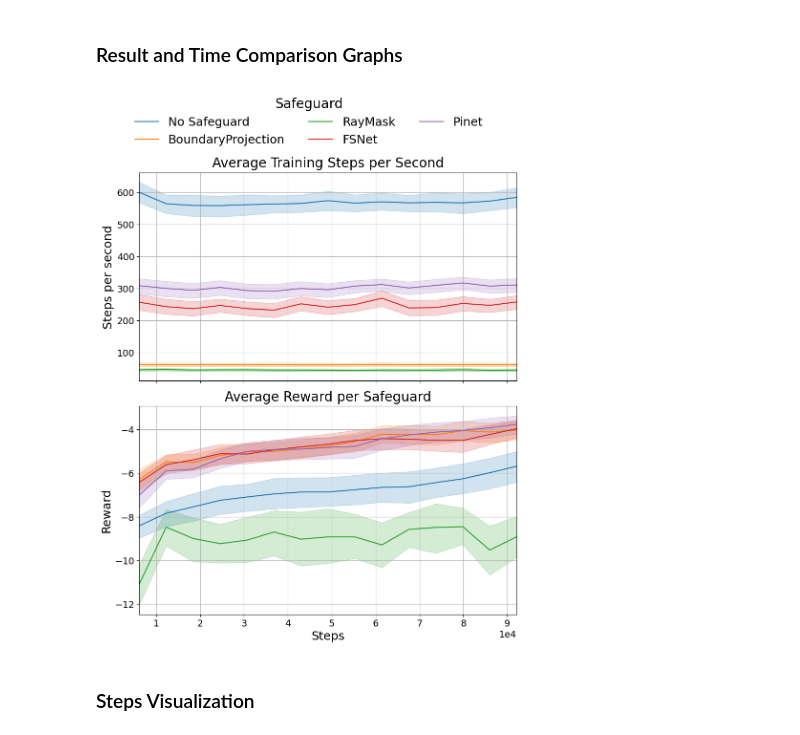
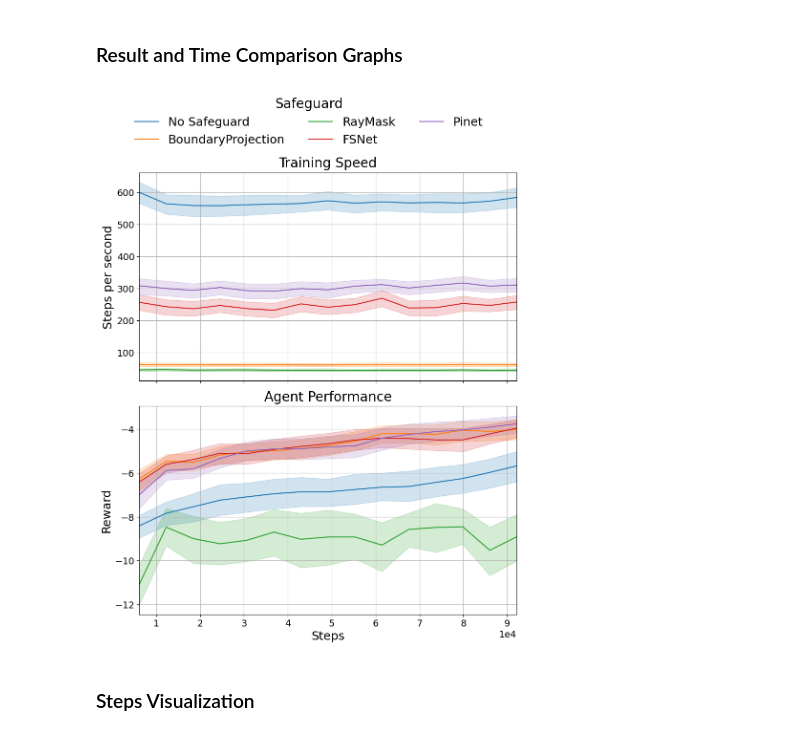
Before and after one commit to DarthIV02/SafeGBPO, a Jupyter notebook: practical_archive_ws2026/practical_ws_2026.ipynb, the cells around one changed output. Saved outputs shown, nothing was run; the diff lists cells and outputs as text; code cells hidden in the pictures.

```diff
--- a/practical_archive_ws2026/practical_ws_2026.ipynb
+++ b/practical_archive_ws2026/practical_ws_2026.ipynb
@@ -271,7 +271,7 @@ sns.lineplot(
 
 ax1.set_xlim(first_step, last_step)
 ax1.set_ylabel("Steps per second", fontsize=18)
-ax1.set_title("Average Training Steps per Second", fontsize=20, pad=8)
+ax1.set_title("Training Speed", fontsize=20, pad=8)
 ax1.grid(True)
 
 # Remove legend from top plot (we'll use bottom one)
@@ -292,7 +292,7 @@ sns.lineplot(
 ax2.set_xlim(first_step, last_step)
 ax2.set_xlabel("Steps", fontsize=18)
 ax2.set_ylabel("Reward", fontsize=18)
-ax2.set_title("Average Reward per Safeguard", fontsize=20, pad=8)
+ax2.set_title("Agent Performance", fontsize=20, pad=8)
 ax2.grid(True)
 
 # Scientific notation for shared x-axis
@@ -305,34 +305,34 @@ fig.legend(
     handles, labels,
     title="Safeguard",
     title_fontsize=20,
     fontsize=18,
     loc="upper center",
     ncol=3,          # put entries in one row
     frameon=False,
     bbox_to_anchor=(0.5, 1.07)
 )
 
 # Remove seaborn legends from axes
 ax2.get_legend().remove()
 
 for ax in (ax1, ax2):
     ax.tick_params(axis='both', labelsize=14)
     ax.xaxis.get_offset_text().set_fontsize(14)
 
 # Layout
 plt.tight_layout(rect=[0, 0, 1, 0.95])
 
 # Save
 plt.savefig(
     "./combined_training_and_reward.svg",
     format="svg",
     bbox_inches="tight",
     transparent=True
 )
 
 plt.show()
 # %% [output]
-[figure, old version]
+[figure, new version]
 # %% [markdown]
 ### Steps Visualization
 # %%
```
Also changed, not shown: parts of 2 cells of this notebook.
